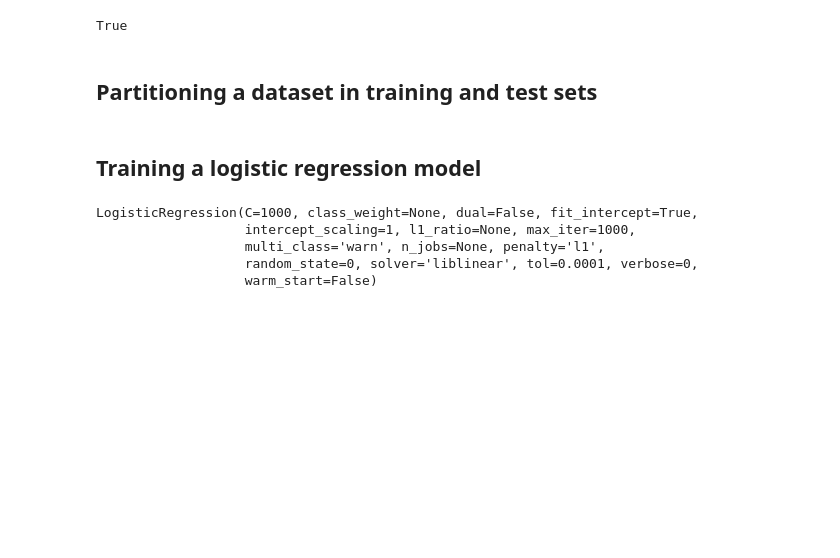
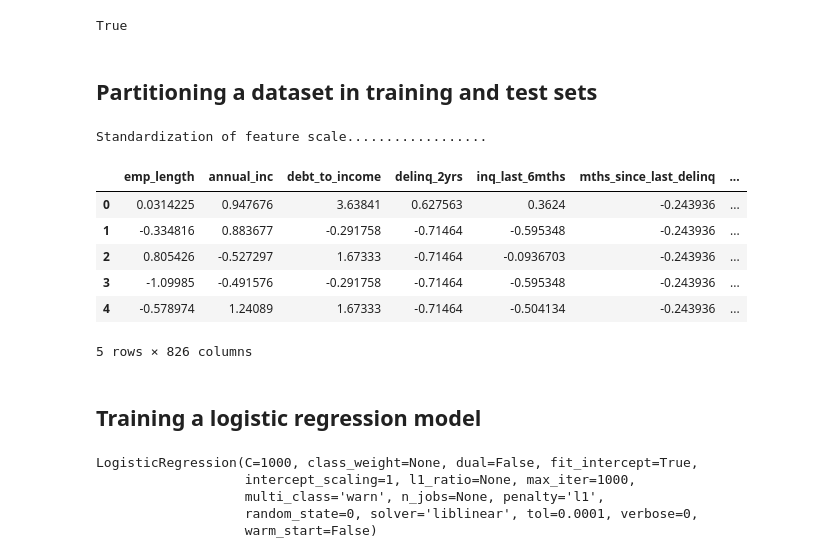
Before and after one commit to louiezzang/loan-prediction, a Jupyter notebook: prediction.ipynb, the cells around one changed output. Drawn from its saved outputs; the diff is of its cells as text; code cells hidden in the pictures; blank space fills up the shorter version.

```diff
--- a/prediction.ipynb
+++ b/prediction.ipynb
@@ -91,15 +91,15 @@ ordinal_categorical_fields_mapping = {
     "initial_list_status": {"f": 0, "m": 1},
     "home_ownership": {"NONE": 1, "OTHER": 2, "MORTGAGE": 3, "RENT": 4, "OWN": 5},
     "verification_status": {"not verified": 0, "VERIFIED - income": 1, "VERIFIED - income source": 1},
-#     "policy_code": {"PC1": 1, "PC2": 2, "PC3": 3, "PC4": 4, "PC5":  5},
+    # "policy_code": {"PC1": 1, "PC2": 2, "PC3": 3, "PC4": 4, "PC5":  5},
 }
 
 nominal_categorical_fields = [
-#     "pymnt_plan",
-#     "initial_list_status",
-#     "home_ownership",
+    # "pymnt_plan",
+    # "initial_list_status",
+    # "home_ownership",
     "policy_code",
-#     "verification_status",
+    # "verification_status",
     "purpose_cat",
     "addr_state",
     "zip_code",
@@ -107,11 +107,11 @@ nominal_categorical_fields = [
 
 drop_fields = [
     "Id",
-#     "collections_12_mths_ex_med",
-#     "mths_since_last_delinq",
-#     "mths_since_last_record",
-#     "addr_state",
-#     "zip_code",
+    "collections_12_mths_ex_med",
+    # "mths_since_last_delinq",
+    # "mths_since_last_record",
+    # "addr_state",
+    # "zip_code",
 ]
 
 df_data = preprocess(data=df_raw_data,
@@ -151,6 +151,47 @@ from sklearn.model_selection import train_test_split
 X = df_data.drop('is_bad', axis=1)
 y = df_data['is_bad'].values
 X_train, X_test, y_train, y_test = train_test_split(X, y, test_size=0.3, random_state=0)
+# %%
+from sklearn.compose import ColumnTransformer
+from sklearn.preprocessing import StandardScaler
+
+# Standardization of feature scale
+print('\n\nStandardization of feature scale..................')
+ct = ColumnTransformer(
+    [
+        ('std', StandardScaler(), [
+            'annual_inc',
+            'debt_to_income',
+            'delinq_2yrs',
+            'inq_last_6mths',
+            'mths_since_last_delinq',
+            'mths_since_last_record',
+            'open_acc',
+            'pub_rec',
+            'revol_bal',
+            'revol_util',
+            'total_acc',
+            'mths_since_last_major_derog',
+        ])
+    ],
+    remainder='passthrough'
+)
+X_train_std = ct.fit_transform(X_train)
+X_test_std = ct.transform(X_test)
+X_train_std = pd.DataFrame(X_train_std, columns=X_train.columns)
+X_test_std = pd.DataFrame(X_test_std, columns=X_test.columns)
+# X_train_std = X_train
+# X_test_std = X_test
+X_train_std.head()
+# %% [output]
+Standardization of feature scale..................
+|  | emp_length | annual_inc | debt_to_income | delinq_2yrs | inq_last_6mths | mths_since_last_delinq | ... |
+| 0 | 0.0314225 | 0.947676 | 3.63841 | 0.627563 | 0.3624 | -0.243936 | ... |
+| 1 | -0.334816 | 0.883677 | -0.291758 | -0.71464 | -0.595348 | -0.243936 | ... |
+| 2 | 0.805426 | -0.527297 | 1.67333 | -0.71464 | -0.0936703 | -0.243936 | ... |
+| 3 | -1.09985 | -0.491576 | -0.291758 | -0.71464 | -0.595348 | -0.243936 | ... |
+| 4 | -0.578974 | 1.24089 | 1.67333 | -0.71464 | -0.504134 | -0.243936 | ... |
+5 rows × 826 columns
 # %% [markdown]
 ## Training a logistic regression model
 # %%
```
Also changed, not shown: parts of 7 cells of this notebook, 2 other files.
